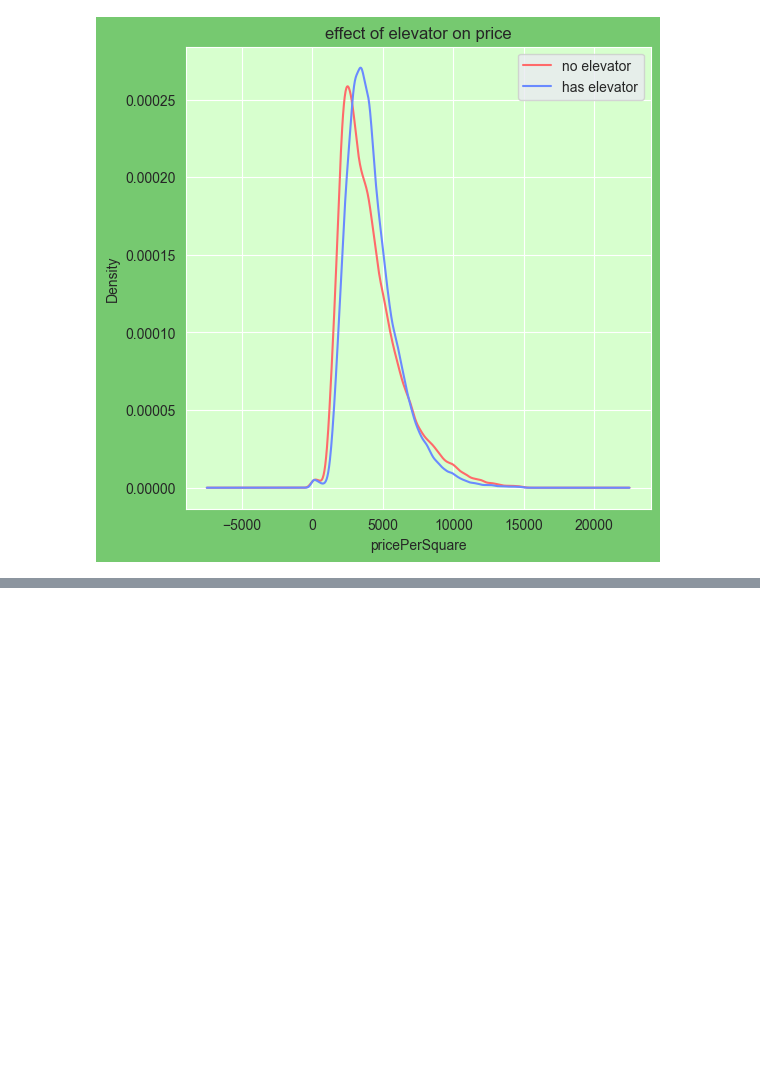
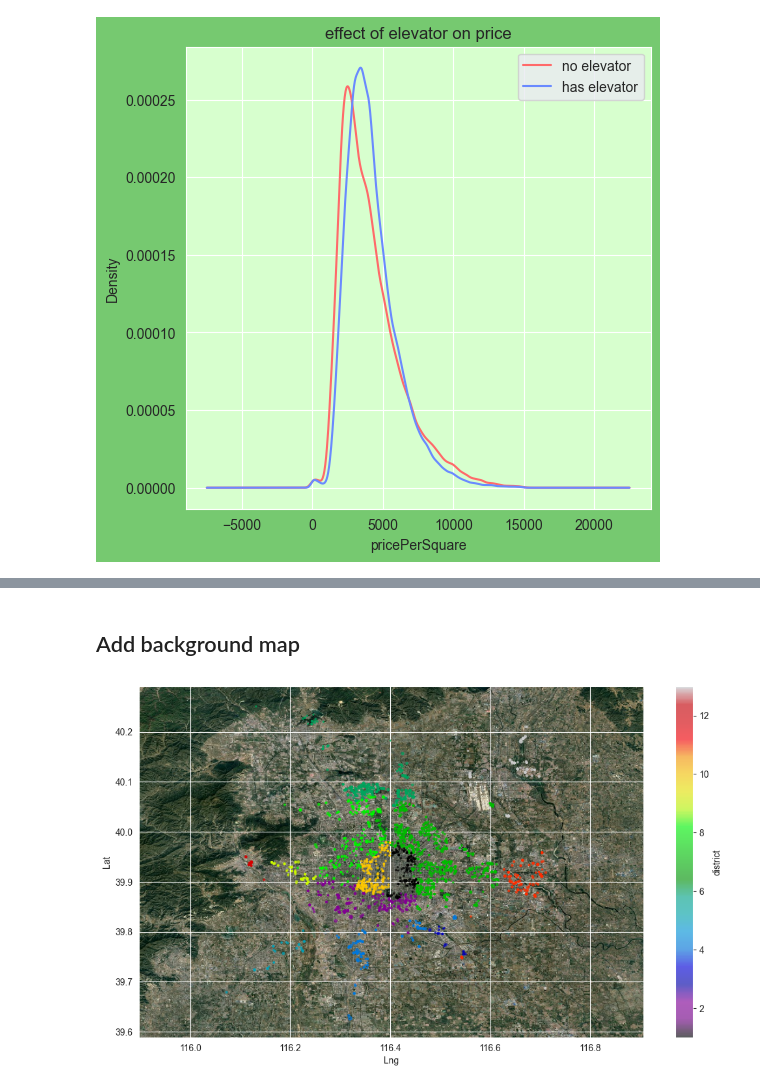
Before and after one commit to Estaheri7/Beijing-Housing-Analysis, a Jupyter notebook: src/housing_analysis.ipynb, the cells around one changed output, grey strips where cells are left out. Saved outputs shown, nothing was run; the diff lists cells and outputs as text; code cells hidden in the pictures; blank space fills up the shorter version.

```diff
--- a/src/housing_analysis.ipynb
+++ b/src/housing_analysis.ipynb
@@ -516,0 +578,11 @@ housing_PPS.to_csv('housing_extended.csv', encoding='gbk', index=False)
+# %% [markdown]
+## Add background map
+# %%
+beijing_img = mpimg.imread("map.jpg")
+x_lim = axes.get_xlim()
+y_lim = axes.get_ylim()
+extent = list(x_lim + y_lim)
+axes.imshow(beijing_img, extent=extent)
+fig
+# %% [output]
+[figure, added]
```
Also changed, not shown: parts of 9 cells of this notebook.
